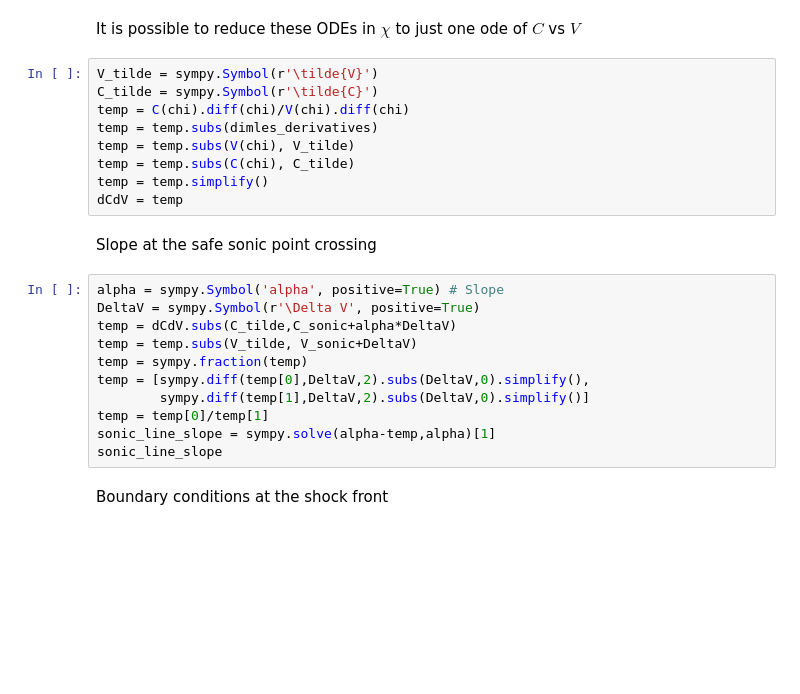
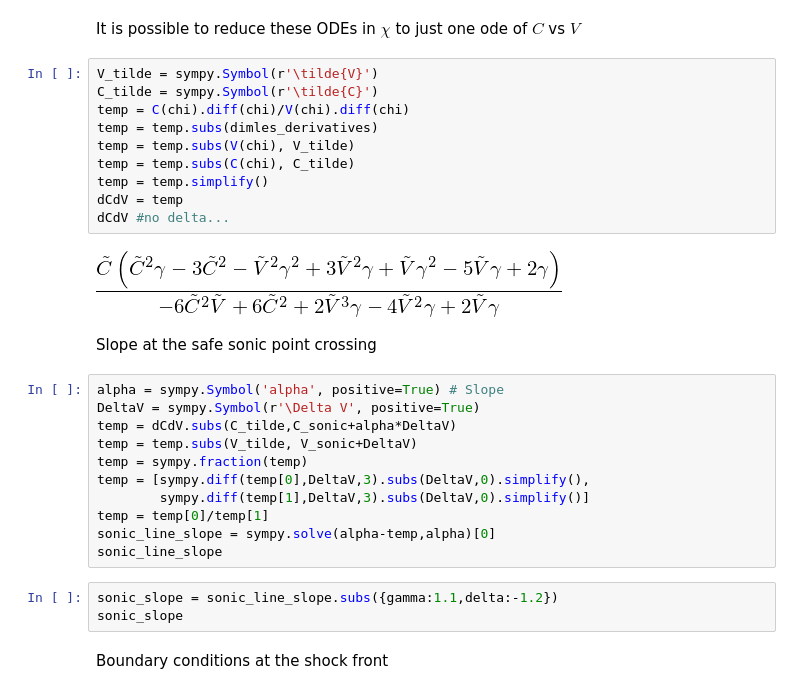
Before and after one commit to aremorov/stellar_atm_shocks, a Jupyter notebook: s_analysis_exponential2.ipynb, the cells around one changed output. Cells and saved outputs as stored; diff of their text form; blank space fills up the shorter version.

```diff
--- a/s_analysis_exponential2.ipynb
+++ b/s_analysis_exponential2.ipynb
@@ -96,12 +98,15 @@ It is possible to reduce these ODEs in $\chi$ to just one ode of $C$ vs $V$
 # %%
 V_tilde = sympy.Symbol(r'\tilde{V}')
 C_tilde = sympy.Symbol(r'\tilde{C}')
 temp = C(chi).diff(chi)/V(chi).diff(chi)
 temp = temp.subs(dimles_derivatives)
 temp = temp.subs(V(chi), V_tilde)
 temp = temp.subs(C(chi), C_tilde)
 temp = temp.simplify()
 dCdV = temp
+dCdV #no delta...
+# %% [output]
+[figure, added]
 # %% [markdown]
 Slope at the safe sonic point crossing
 # %%
@@ -110,11 +115,14 @@ DeltaV = sympy.Symbol(r'\Delta V', positive=True)
 temp = dCdV.subs(C_tilde,C_sonic+alpha*DeltaV)
 temp = temp.subs(V_tilde, V_sonic+DeltaV)
 temp = sympy.fraction(temp)
-temp = [sympy.diff(temp[0],DeltaV,2).subs(DeltaV,0).simplify(),
-        sympy.diff(temp[1],DeltaV,2).subs(DeltaV,0).simplify()]
+temp = [sympy.diff(temp[0],DeltaV,3).subs(DeltaV,0).simplify(),
+        sympy.diff(temp[1],DeltaV,3).subs(DeltaV,0).simplify()]
 temp = temp[0]/temp[1]
-sonic_line_slope = sympy.solve(alpha-temp,alpha)[1]
+sonic_line_slope = sympy.solve(alpha-temp,alpha)[0]
 sonic_line_slope
+# %%
+sonic_slope = sonic_line_slope.subs({gamma:1.1,delta:-1.2})
+sonic_slope
 # %% [markdown]
 Boundary conditions at the shock front
 # %%
```
Also changed, not shown: parts of 7 cells of this notebook.
